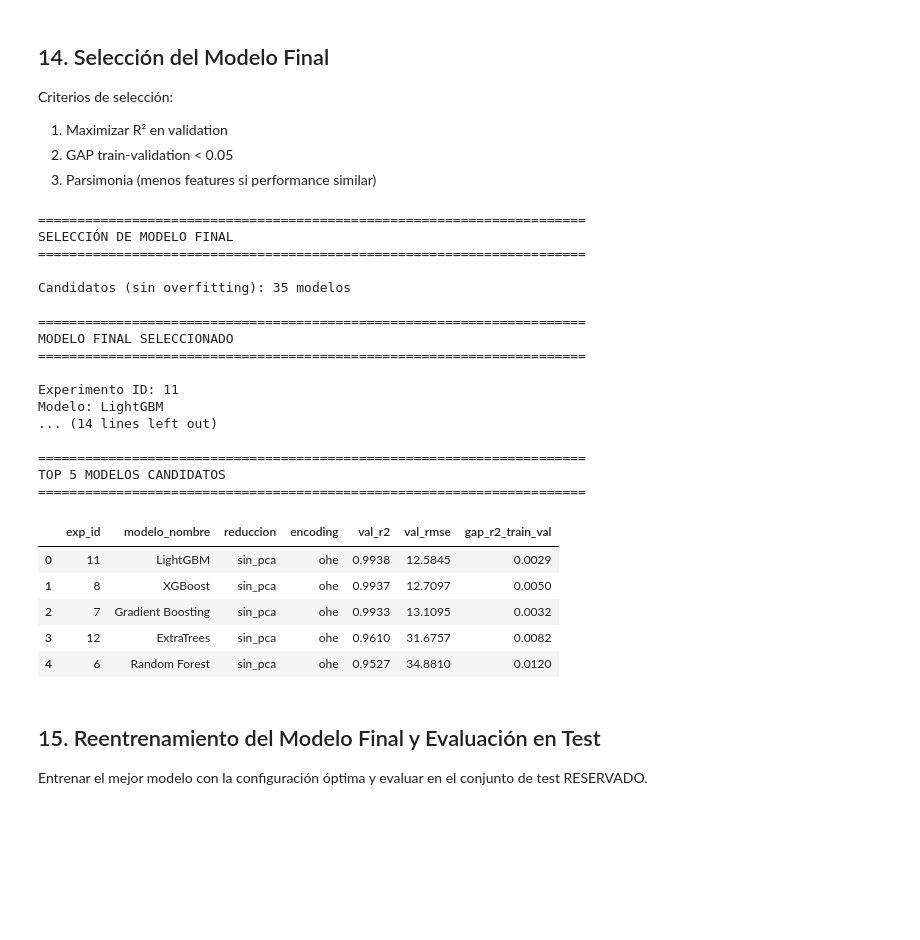
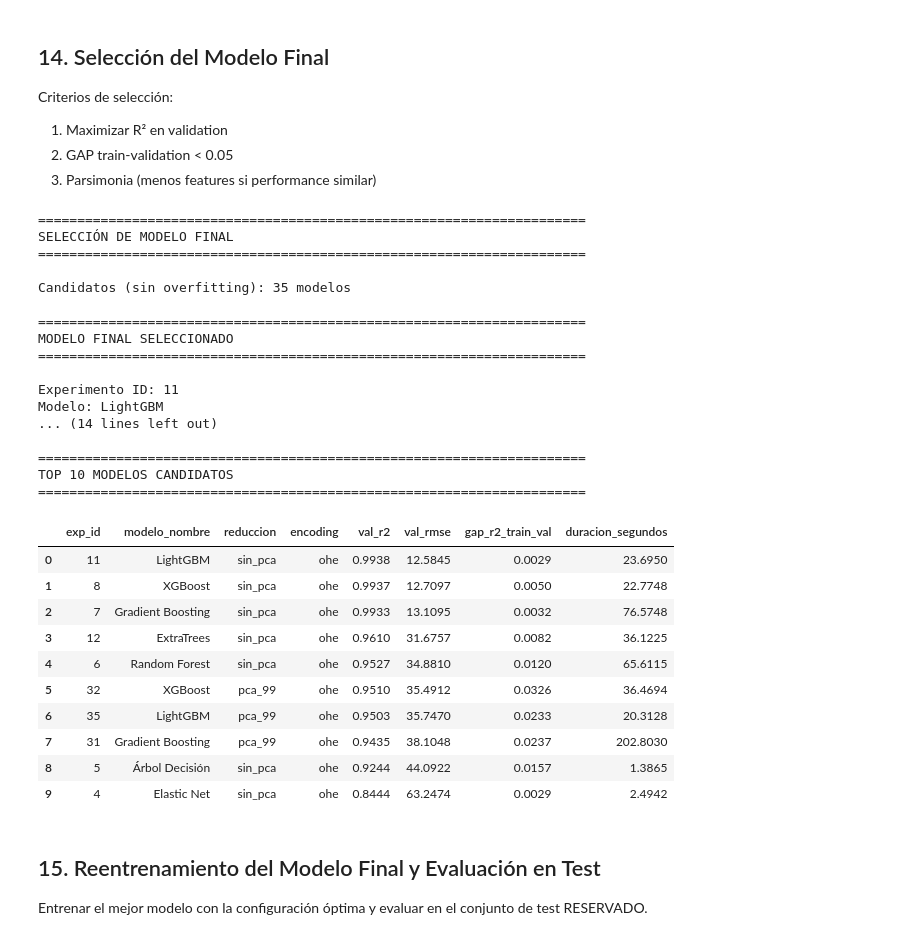
Before and after one commit to danielsoponaru/25-26_R07_NARANJA, a Jupyter notebook: 05-Objetivo 4.ipynb, the cells around one changed output. Drawn from its saved outputs; the diff is of its cells as text; code cells hidden in the pictures; blank space fills up the shorter version.

```diff
--- a/05-Objetivo 4.ipynb
+++ b/05-Objetivo 4.ipynb
@@ -686,3 +692,9 @@ def evaluar_modelo(y_true, y_pred, conjunto_nombre=''):
 print("Función de evaluación definida")
 # %% [output]
 Función de evaluación definida
+# %%
+tiempo_inicio_exp=time.time()
+
+tiempo_fin_exp=time.time()
+duracion_exp = tiempo_fin_exp - tiempo_inicio_exp
+duracion_exp
@@ -714,7 +728,7 @@ for red_key, red_config in reduccion_configs.items():
     for enc_key, enc_type in encoding_configs.items():
 
         print(f"\n{'─'*70}")
-        print(f"PREPROCESAMIENTO: {red_key} + {enc_key}")
+        print(f"PREPROCESAMIENTO:")
         print(f"{'─'*70}")
 
         # Preprocesar datos
@@ -735,7 +749,7 @@ for red_key, red_config in reduccion_configs.items():
         # LOOP 3: Modelos
         for mod_key, mod_config in modelo_configs.items():
             exp_id += 1
-
+            tiempo_inicio_exp = time.time()
             print(f"\n  [{exp_id:3d}/{total_experimentos}] {mod_config['name']}...", end=' ')
 
             try:
@@ -783,6 +797,10 @@ for red_key, red_config in reduccion_configs.items():
                 # GAP Train-Validation (indicador de overfitting)
                 gap_r2 = metricas_train['r2'] - metricas_val['r2']
 
+                #tiempo ejecucion
+                tiempo_fin_exp = time.time()
+                duracion_exp = tiempo_fin_exp - tiempo_inicio_exp
+
                 # Almacenar resultados
                 resultado = {
                     'exp_id': exp_id,
@@ -807,12 +825,15 @@ for red_key, red_config in reduccion_configs.items():
 
                     # Indicadores de overfitting
                     'cv_r2_train': cv_r2_train,
-                    'gap_r2_train_val': gap_r2
+                    'gap_r2_train_val': gap_r2,
+
+                    #Duracion de cada modelo
+                    'duracion_segundos': duracion_exp
                 }
 
                 resultados_experimentos.append(resultado)
 
-                print(f"R²_val={metricas_val['r2']:.4f}, GAP={gap_r2:.4f}")
+                print(f"R²_val={metricas_val['r2']:.4f}, GAP={gap_r2:.4f}, TIEMPO={duracion_exp:.1f}s")
 
             except Exception as e:
                 print(f"ERROR: {str(e)}")
@@ -1003,43 +1084,48 @@ print(f"  R²: {mejor_modelo_info['val_r2']:.4f}")
 print(f"  RMSE: {mejor_modelo_info['val_rmse']:.2f}")
 print(f"  MAE: {mejor_modelo_info['val_mae']:.2f}")
 print(f"  MAPE: {mejor_modelo_info['val_mape']:.2f}%")
 
 print(f"\nIndicadores de robustez:")
 print(f"  GAP Train-Val: {mejor_modelo_info['gap_r2_train_val']:.4f}")
 print(f"  CV R² Train: {mejor_modelo_info['cv_r2_train']:.4f}")
 
 # Top 5 para comparación
 print(f"\n{'='*70}")
-print("TOP 5 MODELOS CANDIDATOS")
+print("TOP 10 MODELOS CANDIDATOS")
 print(f"{'='*70}")
 display(df_candidatos[[
     'exp_id', 'modelo_nombre', 'reduccion', 'encoding',
-    'val_r2', 'val_rmse', 'gap_r2_train_val'
-]].head())
+    'val_r2', 'val_rmse', 'gap_r2_train_val',"duracion_segundos"
+]].head(10))
 # %% [output]
 ======================================================================
 SELECCIÓN DE MODELO FINAL
 ======================================================================
 
 Candidatos (sin overfitting): 35 modelos
 
 ======================================================================
 MODELO FINAL SELECCIONADO
 ======================================================================
 
 Experimento ID: 11
 Modelo: LightGBM
 ... (14 lines left out)
 
 ======================================================================
-TOP 5 MODELOS CANDIDATOS
+TOP 10 MODELOS CANDIDATOS
 ======================================================================
-|  | exp_id | modelo_nombre | reduccion | encoding | val_r2 | val_rmse | gap_r2_train_val |
-| 0 | 11 | LightGBM | sin_pca | ohe | 0.9938 | 12.5845 | 0.0029 |
-| 1 | 8 | XGBoost | sin_pca | ohe | 0.9937 | 12.7097 | 0.0050 |
-| 2 | 7 | Gradient Boosting | sin_pca | ohe | 0.9933 | 13.1095 | 0.0032 |
-| 3 | 12 | ExtraTrees | sin_pca | ohe | 0.9610 | 31.6757 | 0.0082 |
-| 4 | 6 | Random Forest | sin_pca | ohe | 0.9527 | 34.8810 | 0.0120 |
+|  | exp_id | modelo_nombre | reduccion | encoding | val_r2 | val_rmse | gap_r2_train_val | duracion_segundos |
+| 0 | 11 | LightGBM | sin_pca | ohe | 0.9938 | 12.5845 | 0.0029 | 23.6950 |
+| 1 | 8 | XGBoost | sin_pca | ohe | 0.9937 | 12.7097 | 0.0050 | 22.7748 |
+| 2 | 7 | Gradient Boosting | sin_pca | ohe | 0.9933 | 13.1095 | 0.0032 | 76.5748 |
+| 3 | 12 | ExtraTrees | sin_pca | ohe | 0.9610 | 31.6757 | 0.0082 | 36.1225 |
+| 4 | 6 | Random Forest | sin_pca | ohe | 0.9527 | 34.8810 | 0.0120 | 65.6115 |
+| 5 | 32 | XGBoost | pca_99 | ohe | 0.9510 | 35.4912 | 0.0326 | 36.4694 |
+| 6 | 35 | LightGBM | pca_99 | ohe | 0.9503 | 35.7470 | 0.0233 | 20.3128 |
+| 7 | 31 | Gradient Boosting | pca_99 | ohe | 0.9435 | 38.1048 | 0.0237 | 202.8030 |
+| 8 | 5 | Árbol Decisión | sin_pca | ohe | 0.9244 | 44.0922 | 0.0157 | 1.3865 |
+| 9 | 4 | Elastic Net | sin_pca | ohe | 0.8444 | 63.2474 | 0.0029 | 2.4942 |
 # %% [markdown]
 ## 15. Reentrenamiento del Modelo Final y Evaluación en Test
 
```
Also changed, not shown: parts of 10 cells of this notebook, 1 other file.
